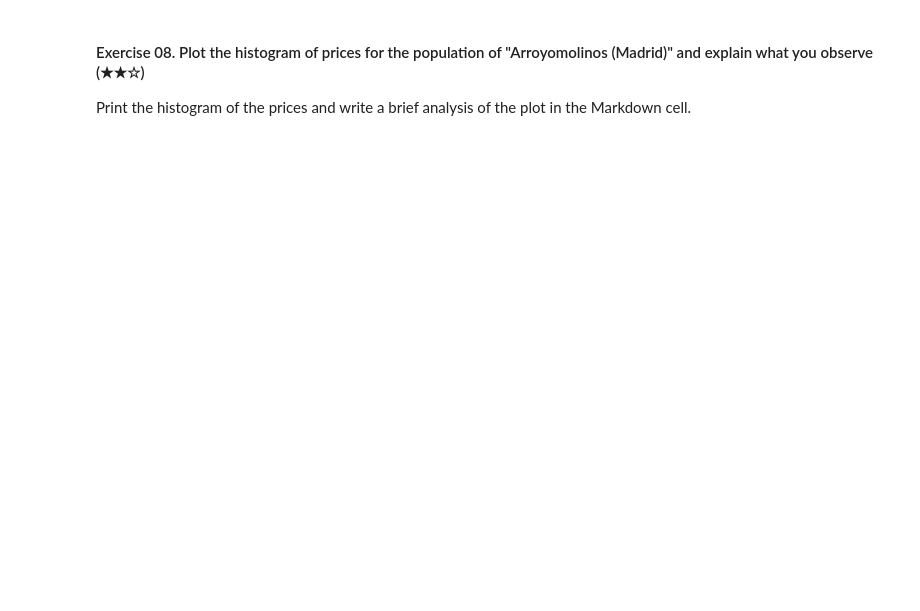
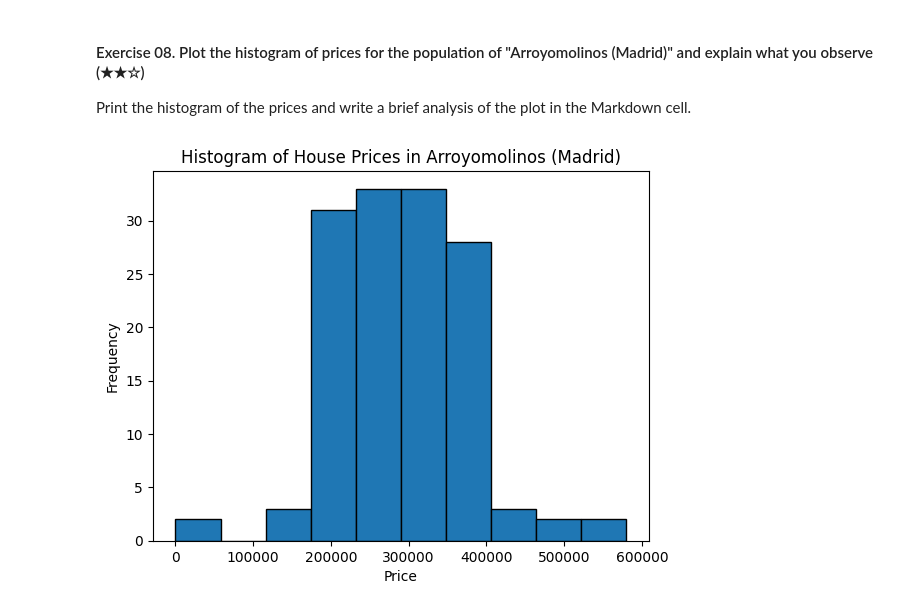
Before and after one commit to Nikkilabesf/data-clean-up-pandas-for-beginners-project, a Jupyter notebook: project.ipynb, the cells around one changed output. Cells and saved outputs as stored; diff of their text form; code cells hidden in the pictures; blank space fills up the shorter version.

```diff
--- a/project.ipynb
+++ b/project.ipynb
@@ -138,13 +180,12 @@ Print the address and area of the selected houses. For example:
 
 This exercise is similar to the previous one, but we are looking for the largest and smallest houses based on their area.
 # %%
-import pandas as pd
-df = pd.read_csv("assets/real_estate.csv")
-largest_house = df.loc[df["size"].idxmax()]
-smallest_house = df.loc[df["size"].idxmin()]
+
+largest_house = df.loc[df["surface"].idxmax()]
+smallest_house = df.loc[df["surface"].idxmin()]
 print( "largest house;")
 print("address;",smallest_house["address"])
-print("size;",largest_house["size"])
-print("/nsmallest house:")
+print("size;",largest_house["surface"])
+print("\nsmallest house:")
 print("address:",smallest_house["address"])
-print("size:",smallest_house["size"])
+print("size:",smallest_house["surface"])
@@ -157,9 +206,8 @@ Count the number of unique populations in the 'level5' column and print the name
 
 `population1, population2, population3, ...`
 # %%
-import pandas as pd
-df = pd.read_csv("assets/real_estate.csv")
-unique_populations = df["level 5"].unique()
+
+unique_populations = df["level5"].unique()
 count = len(unique_populations)
 print("number of unique populations:", count)
 print("populations:", ", ".join(unique_populations))
@@ -168,7 +219,6 @@ print("populations:", ", ".join(unique_populations))
 
 Print a boolean (`True` or `False`) to check if there are null values, followed by the columns that contain NAs.
 # %%
-import pandas as pd
-df = pd.read_csv("assets/real_estate.csv")
+
 print(df.isnull().values.any())
 print(df.isnull().sum()[df.isnull().sum() > 0])
@@ -177,8 +242,7 @@ print(df.isnull().sum()[df.isnull().sum() > 0])
 
 After removing the null values, compare the size of the DataFrame before and after the removal.
 # %%
-import pandas as pd
-df = pd.read_csv
+
 df_clean = df.dropna()
 print("Original dataset shape:", df.shape)
 print("Cleaned dataset shape:", df_clean.shape)
@@ -193,14 +263,16 @@ print(df["level 5"].values)
 
 Print the histogram of the prices and write a brief analysis of the plot in the Markdown cell.
 # %%
-import pandas as pd
+
 import matplotlib.pyplot as plt
-df = pd.read_csv("assets/real_estate.csv")
-subset = df[df["level 5"] .str.lower() == "arroyomolinos(madrid)".lower()]
 
-plt.hist(subset["price"], bins=10, edgecolor ="black")
+#subset = df[df["level5"].str.lower() == "arroyomolinos(madrid)".lower()]
+df = df[df['level5'] == 'Arroyomolinos (Madrid)']
+plt.hist(df["price"], bins=10, edgecolor ="black")
 plt.xlabel("Price")
 plt.ylabel("Frequency")
-plt.title("Histogram of House Pricesin Arroyomolinos(Madrid)")
-
+plt.title("Histogram of House Prices in Arroyomolinos (Madrid)")
+plt.show()
 # Plot the histogram of pr
+# %% [output]
+[figure, added]
```
Also changed, not shown: parts of 14 cells of this notebook.
